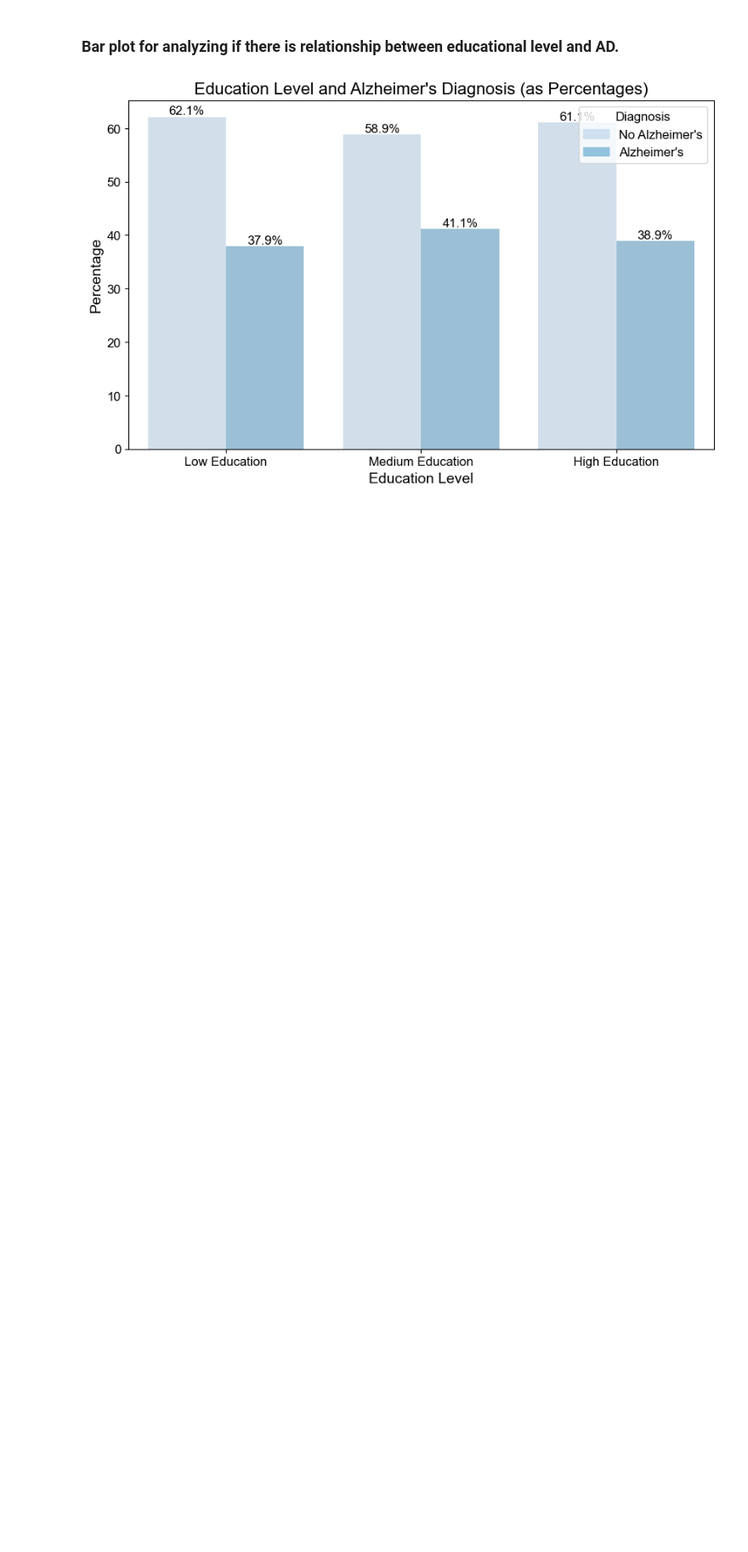
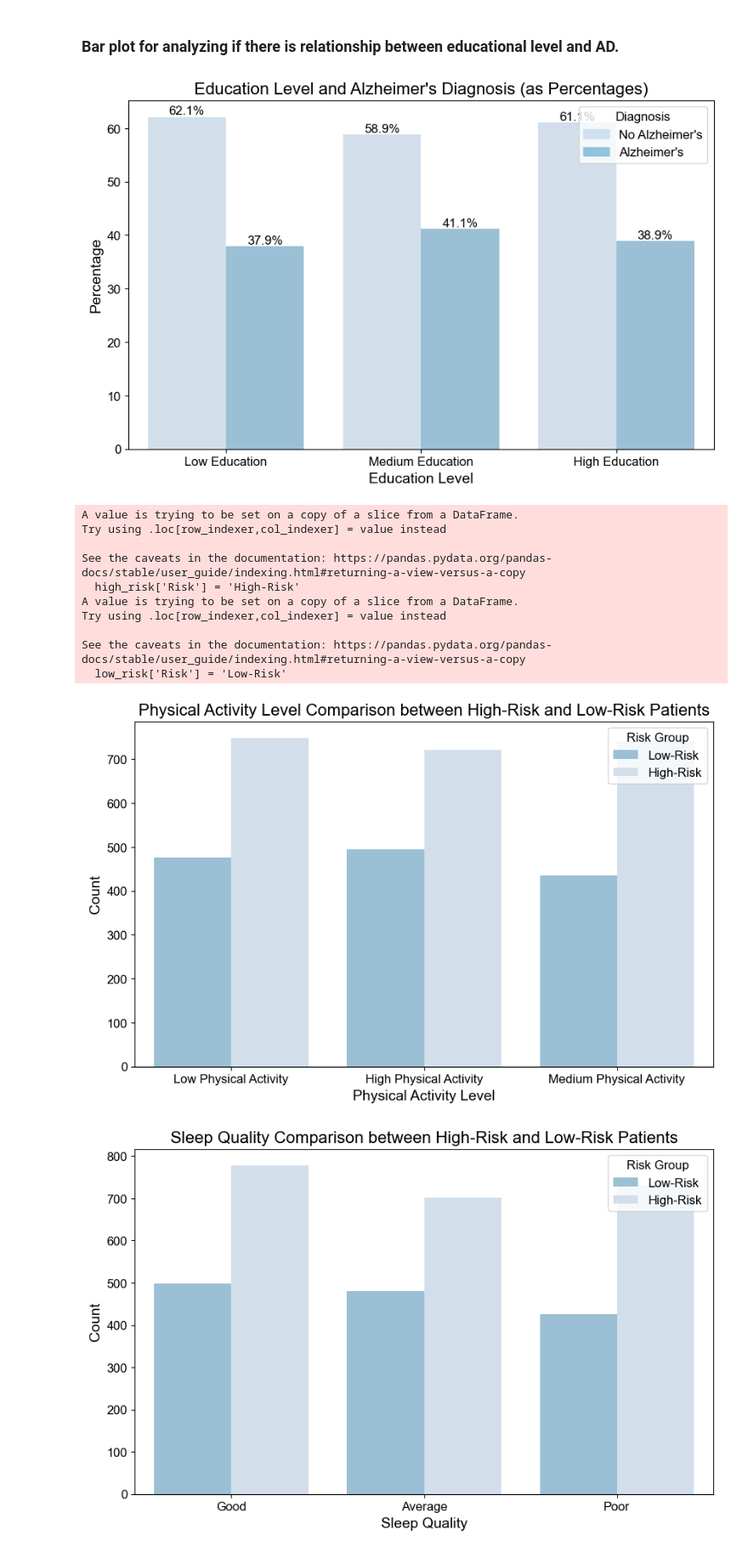
Before and after one commit to niikpakpobrown/HIS-Final-Project, a Jupyter notebook: EDA.ipynb, the cells around one changed output. Shown at 85% size. Cells and saved outputs as stored; diff of their text form; code cells hidden in the pictures; blank space fills up the shorter version.

```diff
--- a/EDA.ipynb
+++ b/EDA.ipynb
@@ -634,3 +634,46 @@ plt.legend(handles=[No_patch, Yes_patch], title="Diagnosis")
 plt.show()
 # %% [output]
 [figure]
+# %%
+# Filter high-risk and low-risk patients based on Alzheimer's Diagnosis
+high_risk = df[df["Alzheimer's Diagnosis"] == 1]
+low_risk = df[df["Alzheimer's Diagnosis"] == 0]
+
+# Combine both groups for easy comparison
+high_risk['Risk'] = 'High-Risk'
+low_risk['Risk'] = 'Low-Risk'
+
+# Combine the two dataframes for plotting
+combined_df = pd.concat([high_risk[['Physical Activity Level', 'Sleep Quality', 'Risk']],
+                         low_risk[['Physical Activity Level', 'Sleep Quality', 'Risk']]])
+
+# Plotting Physical Activity Level by Risk Group
+plt.figure(figsize=(10, 6))
+sns.countplot(data=combined_df, x='Physical Activity Level', hue='Risk', palette={'High-Risk': '#92C2DD', 'Low-Risk': '#CEDFEF'})
+plt.title("Physical Activity Level Comparison between High-Risk and Low-Risk Patients")
+plt.xlabel('Physical Activity Level')
+plt.ylabel('Count')
+plt.legend(title='Risk Group', labels=['Low-Risk', 'High-Risk'])
+plt.show()
+
+# Plotting Sleep Quality by Risk Group
+plt.figure(figsize=(10, 6))
+sns.countplot(data=combined_df, x='Sleep Quality', hue='Risk', palette={'High-Risk': '#92C2DD', 'Low-Risk': '#CEDFEF'})
+plt.title("Sleep Quality Comparison between High-Risk and Low-Risk Patients")
+plt.xlabel('Sleep Quality')
+plt.ylabel('Count')
+plt.legend(title='Risk Group', labels=['Low-Risk', 'High-Risk'])
+plt.show()
+# %% [output]
+A value is trying to be set on a copy of a slice from a DataFrame.
+Try using .loc[row_indexer,col_indexer] = value instead
+
+See the caveats in the documentation: https://pandas.pydata.org/pandas-docs/stable/user_guide/indexing.html#returning-a-view-versus-a-copy
+  high_risk['Risk'] = 'High-Risk'
+A value is trying to be set on a copy of a slice from a DataFrame.
+Try using .loc[row_indexer,col_indexer] = value instead
+
+See the caveats in the documentation: https://pandas.pydata.org/pandas-docs/stable/user_guide/indexing.html#returning-a-view-versus-a-copy
+  low_risk['Risk'] = 'Low-Risk'
+[figure, added]
+[figure, added]
```
Also changed, not shown: parts of 7 cells of this notebook, 1 other file.
